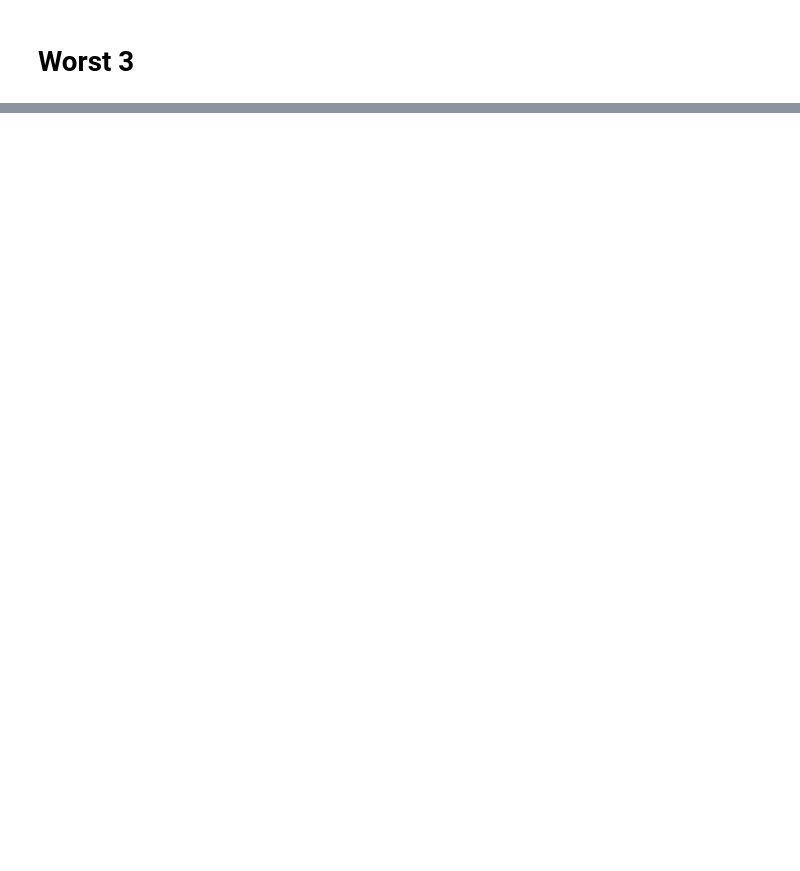
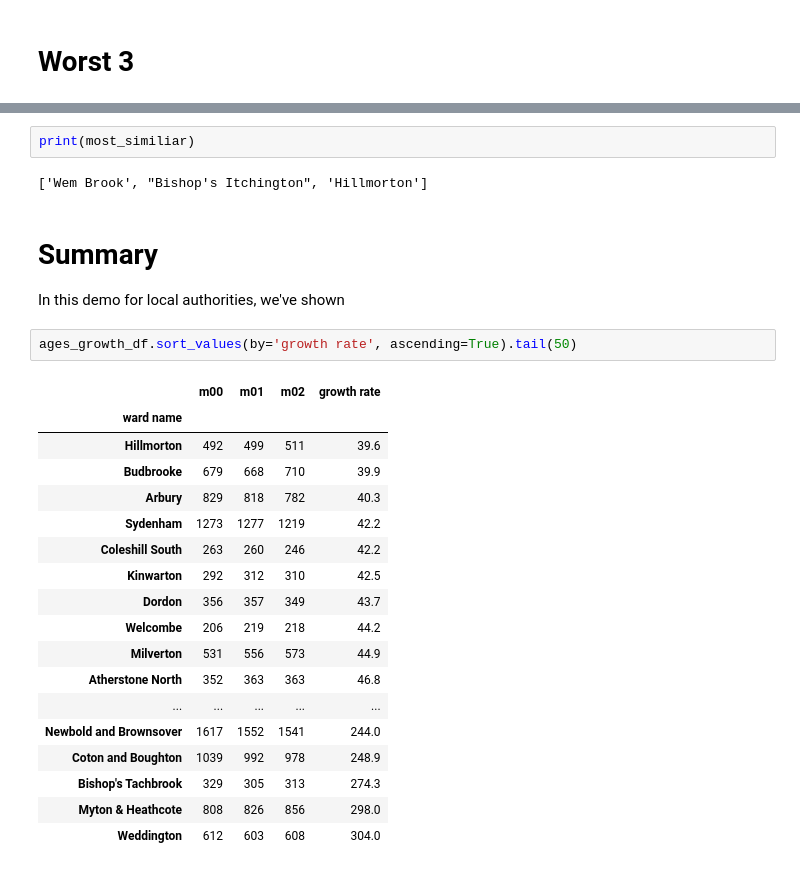
Before and after one commit to tom-foster-wcc/lga-code, a Jupyter notebook: lga_demo.ipynb, the cells around one changed output, grey strips where cells are left out. Saved outputs shown, nothing was run; the diff lists cells and outputs as text; blank space fills up the shorter version.

```diff
--- a/lga_demo.ipynb
+++ b/lga_demo.ipynb
@@ -910,0 +1060,29 @@ test.loc[['Abbey Ward', "Bishop's Tachbrook Ward", "Quinton Ward", 'Wellesbourne
+# %%
+print(most_similiar)
+# %% [output]
+['Wem Brook', "Bishop's Itchington", 'Hillmorton']
+# %% [markdown]
+# Summary
+
+In this demo for local authorities, we've shown
+# %%
+ages_growth_df.sort_values(by='growth rate', ascending=True).tail(50)
+# %% [output]
+|  | m00 | m01 | m02 | growth rate |
+| ward name |  |  |  |  |
+| Hillmorton | 492 | 499 | 511 | 39.6 |
+| Budbrooke | 679 | 668 | 710 | 39.9 |
+| Arbury | 829 | 818 | 782 | 40.3 |
+| Sydenham | 1273 | 1277 | 1219 | 42.2 |
+| Coleshill South | 263 | 260 | 246 | 42.2 |
+| Kinwarton | 292 | 312 | 310 | 42.5 |
+| Dordon | 356 | 357 | 349 | 43.7 |
+| Welcombe | 206 | 219 | 218 | 44.2 |
+| Milverton | 531 | 556 | 573 | 44.9 |
+| Atherstone North | 352 | 363 | 363 | 46.8 |
+| ... | ... | ... | ... | ... |
+| Newbold and Brownsover | 1617 | 1552 | 1541 | 244.0 |
+| Coton and Boughton | 1039 | 992 | 978 | 248.9 |
+| Bishop's Tachbrook | 329 | 305 | 313 | 274.3 |
+| Myton & Heathcote | 808 | 826 | 856 | 298.0 |
+| Weddington | 612 | 603 | 608 | 304.0 |
```
Also changed, not shown: parts of 20 cells of this notebook, 1 other file.
